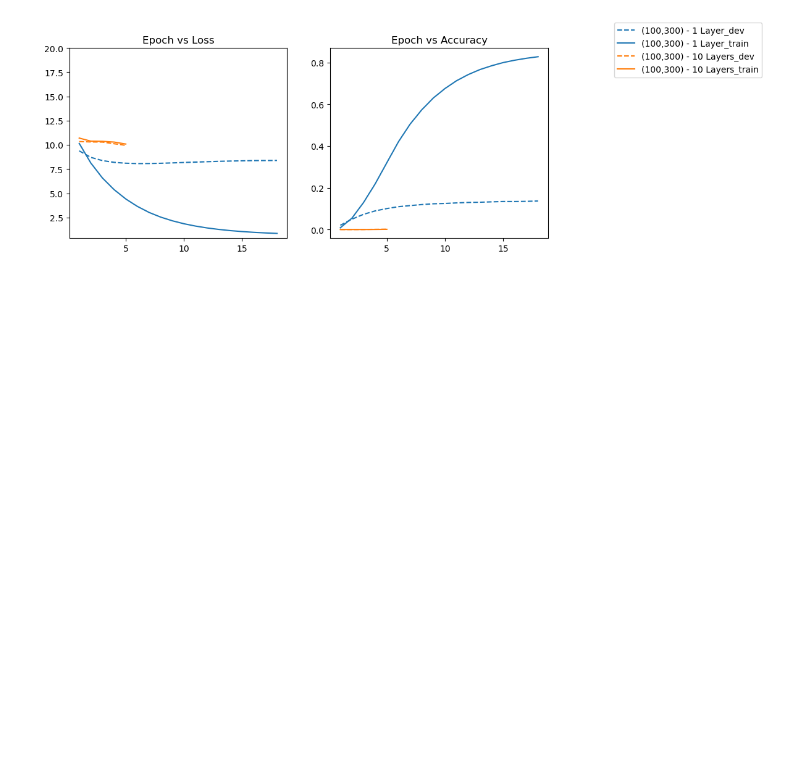
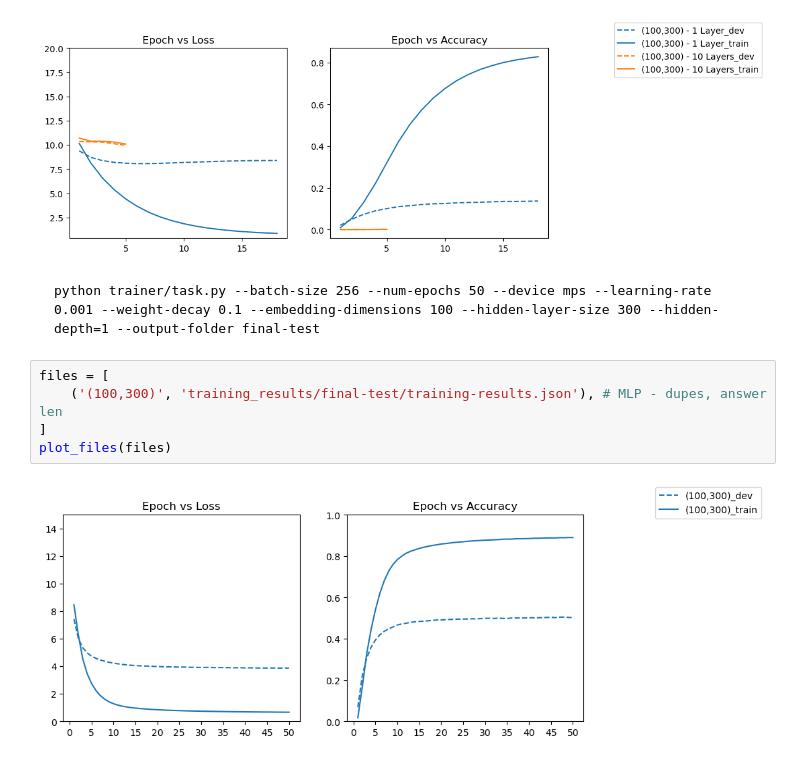
Before and after one commit to spennington/feyer, a Jupyter notebook: 13_model_no_dupes.ipynb, the cells around one changed output. Drawn from its saved outputs; the diff is of its cells as text; blank space fills up the shorter version.

Commit message:
Re-run the previous best model to verify result
Runs our previous best model and adds it to the noteook for reference.

````diff
--- a/13_model_no_dupes.ipynb
+++ b/13_model_no_dupes.ipynb
@@ -144,3 +144,14 @@ files = [
 plot_files(files)
 # %% [output]
 [figure]
+# %% [markdown]
+```
+python trainer/task.py --batch-size 256 --num-epochs 50 --device mps --learning-rate 0.001 --weight-decay 0.1 --embedding-dimensions 100 --hidden-layer-size 300 --hidden-depth=1 --output-folder final-test
+```
+# %%
+files = [
+    ('(100,300)', 'training_results/final-test/training-results.json'), # MLP - dupes, answer len
+]
+plot_files(files)
+# %% [output]
+[figure, added]
````
